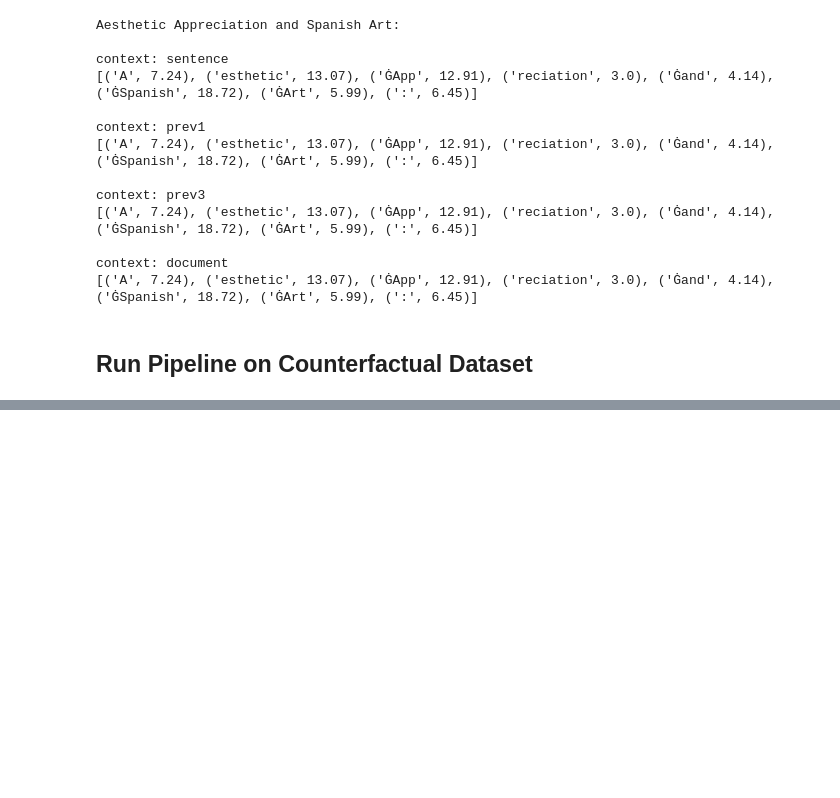
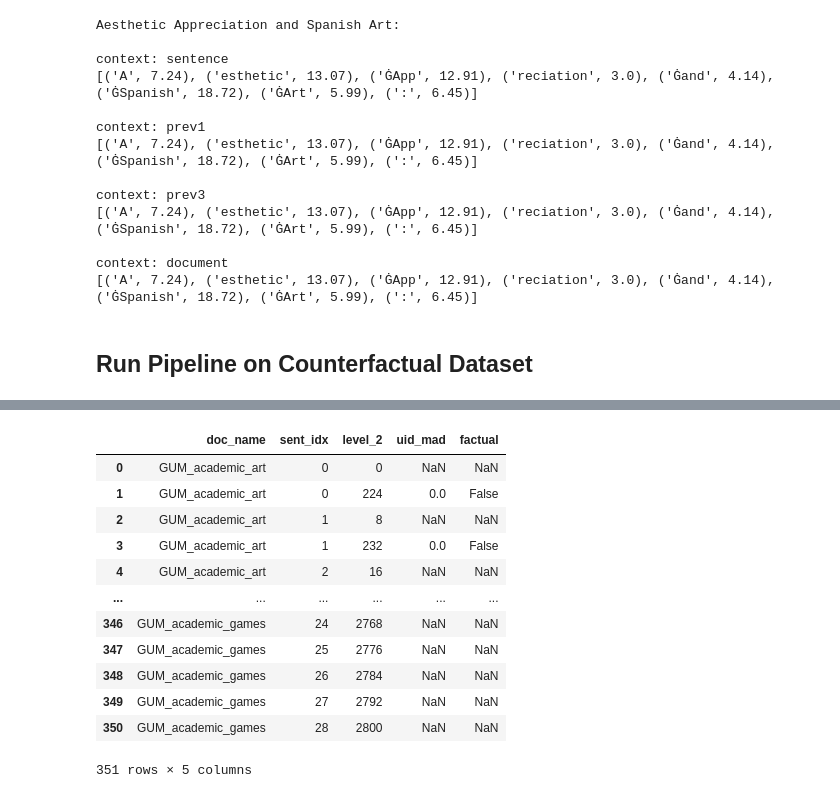
Before and after one commit to NolanChai/active-passive-alternations, a Jupyter notebook: UID.ipynb, the cells around one changed output, grey strips where cells are left out. Saved outputs shown, nothing was run; the diff lists cells and outputs as text; code cells hidden in the pictures; blank space fills up the shorter version.

```diff
--- a/UID.ipynb
+++ b/UID.ipynb
@@ -319,0 +345,16 @@ uid_df
+# %%
+passive_cf_comparison.groupby(['doc_name', 'sent_idx'])[['uid_mad', 'factual']].apply(lambda g: g.diff()).reset_index()
+# %% [output]
+|  | doc_name | sent_idx | level_2 | uid_mad | factual |
+| 0 | GUM_academic_art | 0 | 0 | NaN | NaN |
+| 1 | GUM_academic_art | 0 | 224 | 0.0 | False |
+| 2 | GUM_academic_art | 1 | 8 | NaN | NaN |
+| 3 | GUM_academic_art | 1 | 232 | 0.0 | False |
+| 4 | GUM_academic_art | 2 | 16 | NaN | NaN |
+| ... | ... | ... | ... | ... | ... |
+| 346 | GUM_academic_games | 24 | 2768 | NaN | NaN |
+| 347 | GUM_academic_games | 25 | 2776 | NaN | NaN |
+| 348 | GUM_academic_games | 26 | 2784 | NaN | NaN |
+| 349 | GUM_academic_games | 27 | 2792 | NaN | NaN |
+| 350 | GUM_academic_games | 28 | 2800 | NaN | NaN |
+351 rows × 5 columns
```
Also changed, not shown: parts of 7 cells of this notebook, 1 other file.
